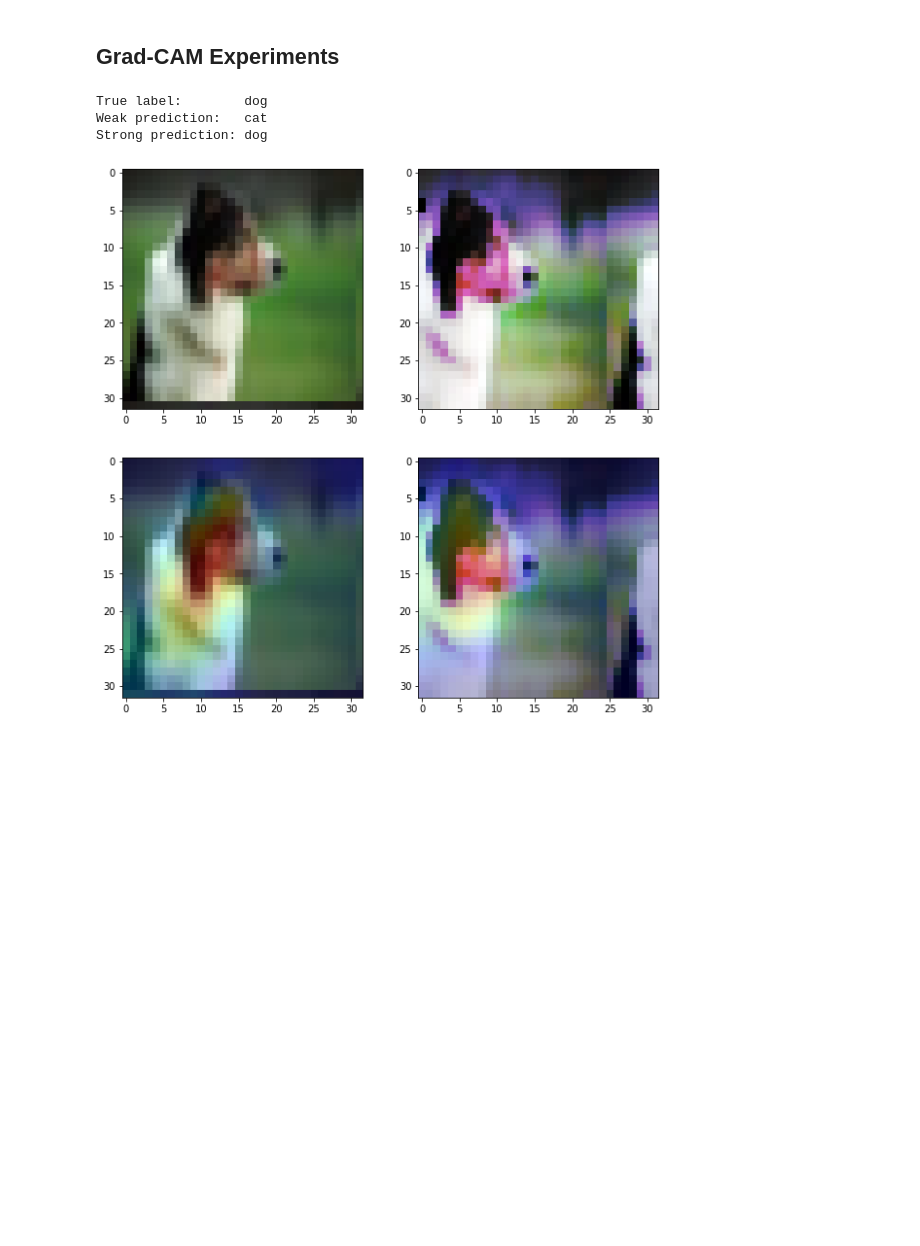
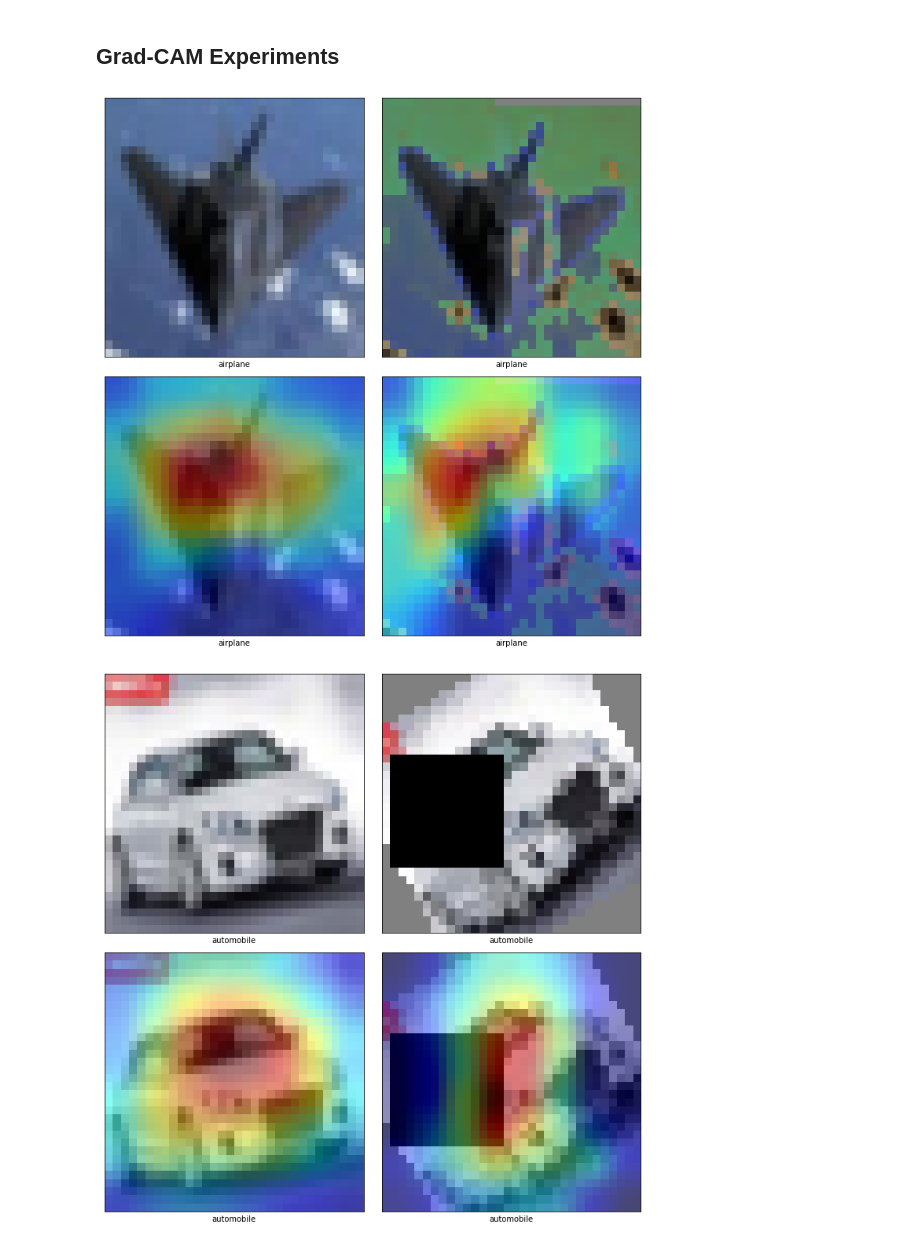
Before and after one commit to ErikBavenstrand/FixMatch, a Jupyter notebook: FixMatch.ipynb, the cells around one changed output. Drawn from its saved outputs; the diff is of its cells as text; code cells hidden in the pictures; blank space fills up the shorter version.

```diff
--- a/FixMatch.ipynb
+++ b/FixMatch.ipynb
@@ -870,7 +910,7 @@ Acc TTA.    Mean=0.7439666589101156   std=0.0005436661171968534
 # %% [markdown]
 # Evaluating
 # %%
-model = load_model('400_2')
+model = load_model('25_4')
 
 batch_size = 512
 repeats = 7
@@ -1008,7 +1102,7 @@ def combine_heatmap_image(image_array, heatmap):
         jet_heatmap = jet_heatmap.resize((image_array.shape[1], image_array.shape[2]))
         jet_heatmap = img_to_array(jet_heatmap)
 
-        superimposed_img = jet_heatmap * 0.4 + im
+        superimposed_img = jet_heatmap * 0.8 + im
         superimposed_img = array_to_img(superimposed_img)
         superimposed_imgs[i] = superimposed_img
 
@@ -1021,22 +1112,49 @@ def combine_heatmap_image(image_array, heatmap):
-# %%
-(w_a, s_a, labels) = next(iter(tfds.as_numpy(test_grad.unbatch().batch(1).take(1))))
-heatmap_w = make_gradcam_heatmap(w_a, model)
-heatmap_s = make_gradcam_heatmap(s_a, model)
-heatmap_w_img = combine_heatmap_image(w_a, heatmap_w)
-heatmap_s_img = combine_heatmap_image(s_a, heatmap_s)
-
-f, axarr = plt.subplots(2,2, figsize=(10,10))
-
-axarr[0,0].imshow(w_a[0])
-axarr[0,1].imshow(s_a[0])
-axarr[1,0].imshow(heatmap_w_img[0])
-axarr[1,1].imshow(heatmap_s_img[0])
-classes = ["airplane", "automobile", "bird", "cat", "deer", "dog", "frog", "horse", "ship", "truck"]
-print("True label:        " + classes[np.argmax(labels, axis=1)[0]])
-print("Weak prediction:   " + classes[np.argmax(model(w_a), axis=1)[0]])
-print("Strong prediction: " + classes[np.argmax(model(s_a), axis=1)[0]])
-# %% [output]
-True label:        dog
-Weak prediction:   cat
-Strong prediction: dog
-[figure, removed]
+# %%
+(test_grad, n_test_grad_batches) = dataset_test_gradcam_fixed(10, 1, seed=13)
+
+# interesting stuff
+# seed 12 ship
+# %%
+it = iter(tfds.as_numpy(test_grad.unbatch().batch(1)))
+classes = ["airplane", "automobile", "bird", "cat", "deer", "dog", "frog", "horse", "ship", "truck"]
+
+for i in range(10):
+    (w_a, s_a, labels) = next(it)
+    heatmap_w = make_gradcam_heatmap(w_a, model)
+    heatmap_s = make_gradcam_heatmap(s_a, model)
+    heatmap_w_img = combine_heatmap_image(w_a, heatmap_w)
+    heatmap_s_img = combine_heatmap_image(s_a, heatmap_s)
+
+    f, axarr = plt.subplots(2,2, figsize=(10,10))
+
+    axarr[0,0].imshow(w_a[0])
+    axarr[0,0].set_xlabel(classes[np.argmax(labels, axis=1)[0]])
+    axarr[0,0].set_xticks([])
+    axarr[0,0].set_xticks([], minor=True)
+    axarr[0,0].set_yticks([])
+    axarr[0,0].set_yticks([], minor=True)
+
+    axarr[0,1].imshow(s_a[0])
+    axarr[0,1].set_xlabel(classes[np.argmax(labels, axis=1)[0]])
+    axarr[0,1].set_xticks([])
+    axarr[0,1].set_xticks([], minor=True)
+    axarr[0,1].set_yticks([])
+    axarr[0,1].set_yticks([], minor=True)
+
+    axarr[1,0].imshow(heatmap_w_img[0])
+    axarr[1,0].set_xlabel(classes[np.argmax(model(w_a), axis=1)[0]])
+    axarr[1,0].set_xticks([])
+    axarr[1,0].set_xticks([], minor=True)
+    axarr[1,0].set_yticks([])
+    axarr[1,0].set_yticks([], minor=True)
+
+    axarr[1,1].imshow(heatmap_s_img[0])
+    axarr[1,1].set_xlabel(classes[np.argmax(model(s_a), axis=1)[0]])
+    axarr[1,1].set_xticks([])
+    axarr[1,1].set_xticks([], minor=True)
+    axarr[1,1].set_yticks([])
+    axarr[1,1].set_yticks([], minor=True)
+    plt.tight_layout()
+# %% [output]
+[figure, added]
+[figure, added]
```
Also changed, not shown: parts of 7 cells of this notebook, 1 other file.
